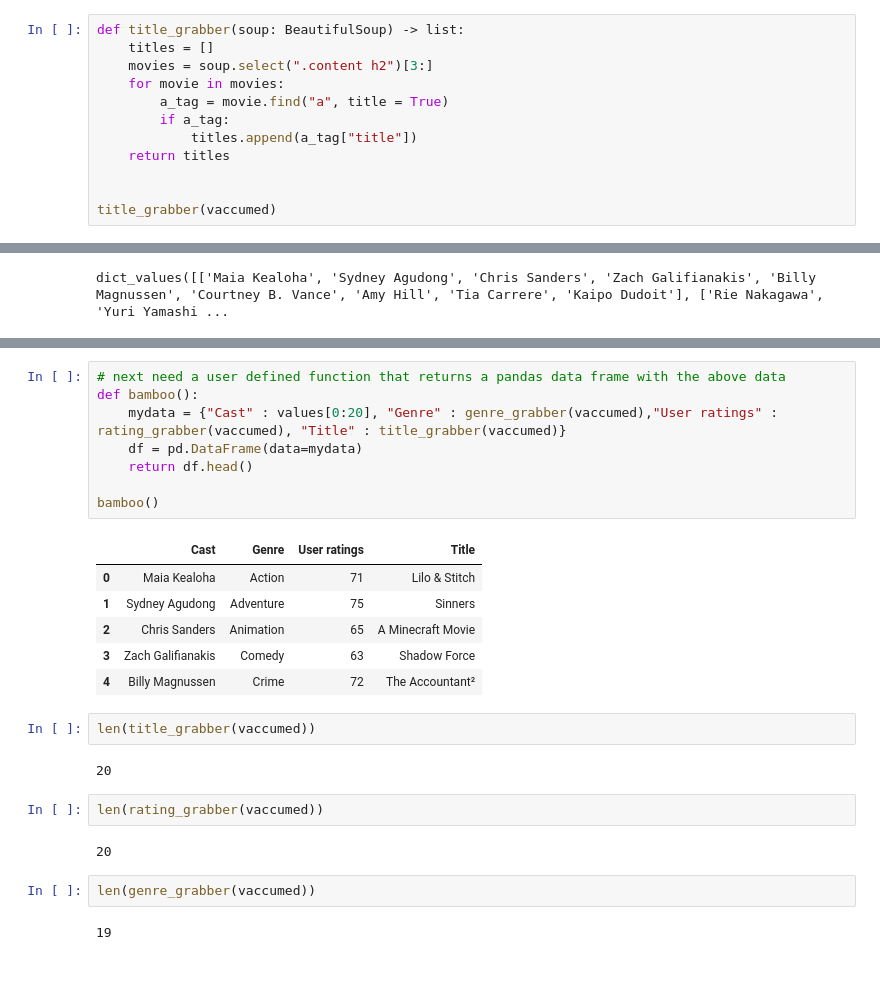
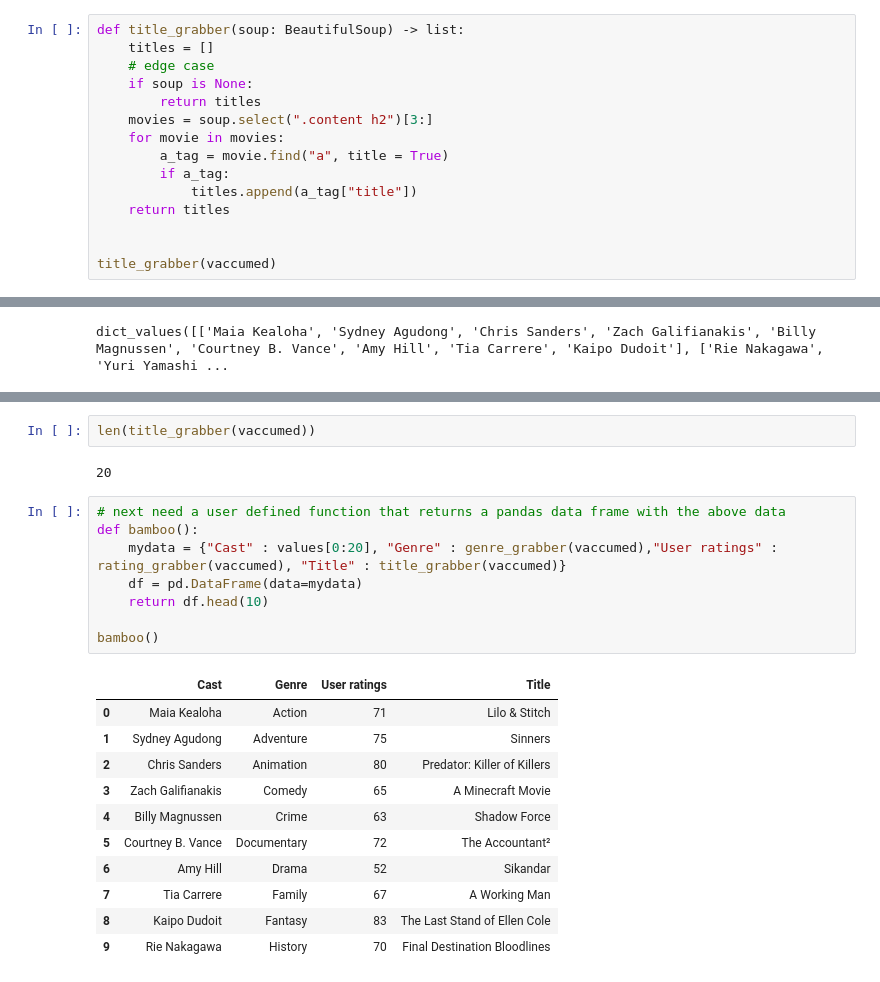
Before and after one commit to r-o-bo/scraping_corns, a Jupyter notebook: PopcornPicker.ipynb, the cells around one changed output, grey strips where cells are left out. Cells and saved outputs as stored; diff of their text form.

```diff
--- a/PopcornPicker.ipynb
+++ b/PopcornPicker.ipynb
@@ -96,6 +96,9 @@ match.group()
 # %%
 def title_grabber(soup: BeautifulSoup) -> list:
     titles = []
+    # edge case
+    if soup is None:
+        return titles
     movies = soup.select(".content h2")[3:]
     for movie in movies:
         a_tag = movie.find("a", title = True)
@@ -403,27 +403,24 @@ values[0:20]
-# %%
-# next need a user defined function that returns a pandas data frame with the above data
-def bamboo():
-    mydata = {"Cast" : values[0:20], "Genre" : genre_grabber(vaccumed),"User ratings" : rating_grabber(vaccumed), "Title" : title_grabber(vaccumed)}
-    df = pd.DataFrame(data=mydata)
-    return df.head()
-
-bamboo()
-# %% [output]
-|  | Cast | Genre | User ratings | Title |
-| 0 | Maia Kealoha | Action | 71 | Lilo & Stitch |
-| 1 | Sydney Agudong | Adventure | 75 | Sinners |
-| 2 | Chris Sanders | Animation | 65 | A Minecraft Movie |
-| 3 | Zach Galifianakis | Comedy | 63 | Shadow Force |
-| 4 | Billy Magnussen | Crime | 72 | The Accountant² |
 # %%
 len(title_grabber(vaccumed))
 # %% [output]
 20
-# %%
-len(rating_grabber(vaccumed))
-# %% [output]
-20
-# %%
-len(genre_grabber(vaccumed))
-# %% [output]
-19
+# %%
+# next need a user defined function that returns a pandas data frame with the above data
+def bamboo():
+    mydata = {"Cast" : values[0:20], "Genre" : genre_grabber(vaccumed),"User ratings" : rating_grabber(vaccumed), "Title" : title_grabber(vaccumed)}
+    df = pd.DataFrame(data=mydata)
+    return df.head(10)
+
+bamboo()
+# %% [output]
+|  | Cast | Genre | User ratings | Title |
+| 0 | Maia Kealoha | Action | 71 | Lilo & Stitch |
+| 1 | Sydney Agudong | Adventure | 75 | Sinners |
+| 2 | Chris Sanders | Animation | 80 | Predator: Killer of Killers |
+| 3 | Zach Galifianakis | Comedy | 65 | A Minecraft Movie |
+| 4 | Billy Magnussen | Crime | 63 | Shadow Force |
+| 5 | Courtney B. Vance | Documentary | 72 | The Accountant² |
+| 6 | Amy Hill | Drama | 52 | Sikandar |
+| 7 | Tia Carrere | Family | 67 | A Working Man |
+| 8 | Kaipo Dudoit | Fantasy | 83 | The Last Stand of Ellen Cole |
+| 9 | Rie Nakagawa | History | 70 | Final Destination Bloodlines |
```
Also changed, not shown: parts of 9 cells of this notebook.
